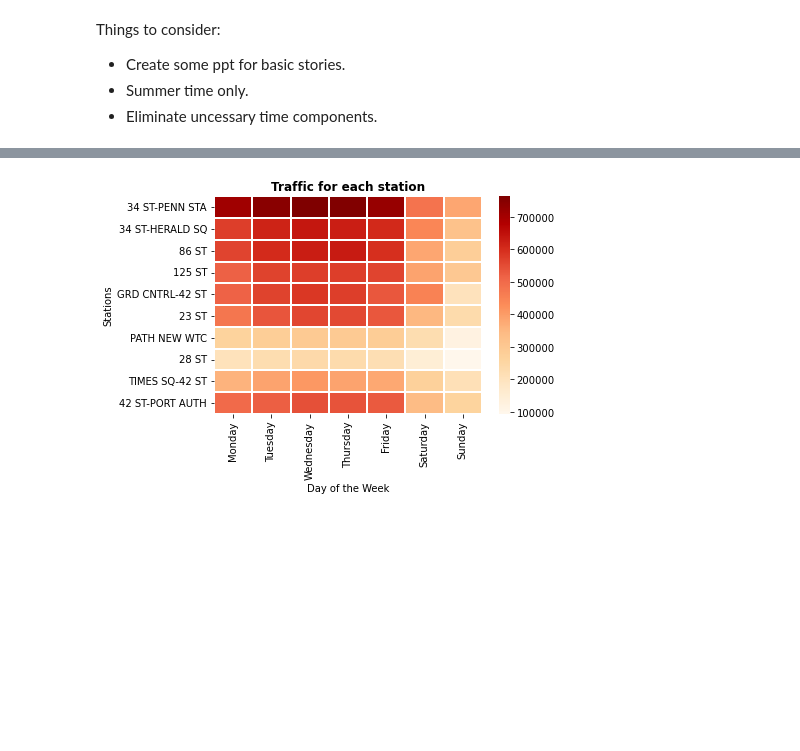
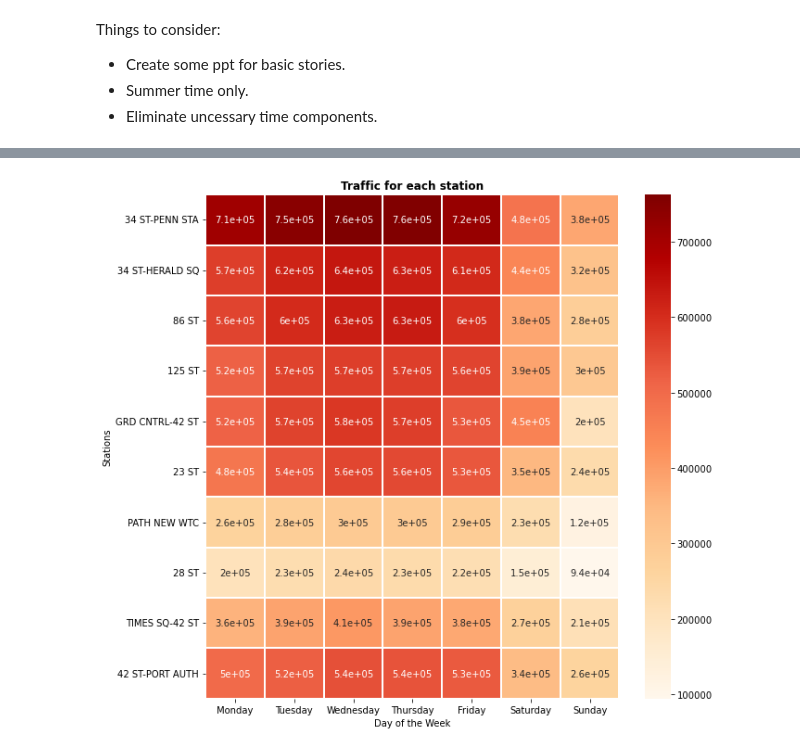
Before and after one commit to hzhi54/EDA_MTA_Project, a Jupyter notebook: MTA_project_code.ipynb, the cells around one changed output, grey strips where cells are left out. Drawn from its saved outputs; the diff is of its cells as text; code cells hidden in the pictures; blank space fills up the shorter version.

```diff
--- a/MTA_project_code.ipynb
+++ b/MTA_project_code.ipynb
@@ -570,11 +569,11 @@ plt.savefig('visuals/lineplot.png',dpi=100,bbox_inches='tight')
-# %%
-fig, ax = plt.subplots()
-heatmap_one = sns.heatmap(data=for_heatmap.T,
-                          cmap='OrRd',
-                          linecolor='white',
-                          linewidth=2).set_title('Traffic for each station',weight='bold')
-ax.set(xlabel = 'Day of the Week')
-ax.set(ylabel = 'Stations')
-plt.savefig('visuals/heatmap.png',dpi=100,bbox_inches='tight')
-# %% [output]
-[figure, removed]
+# %%
+fig, ax = plt.subplots(figsize=(10,10))
+heatmap_one = sns.heatmap(data=for_heatmap.T,
+                          cmap='OrRd',
+                          linecolor='white', annot=True,
+                          linewidth=2).set_title('Traffic for each station',weight='bold');
+ax.set(xlabel = 'Day of the Week')
+ax.set(ylabel = 'Stations')
+plt.savefig('visuals/heatmap.png',dpi=100,bbox_inches='tight')
+# %% [output]
+[figure, added]
```
Also changed, not shown: parts of 58 cells of this notebook, 11 other files.
